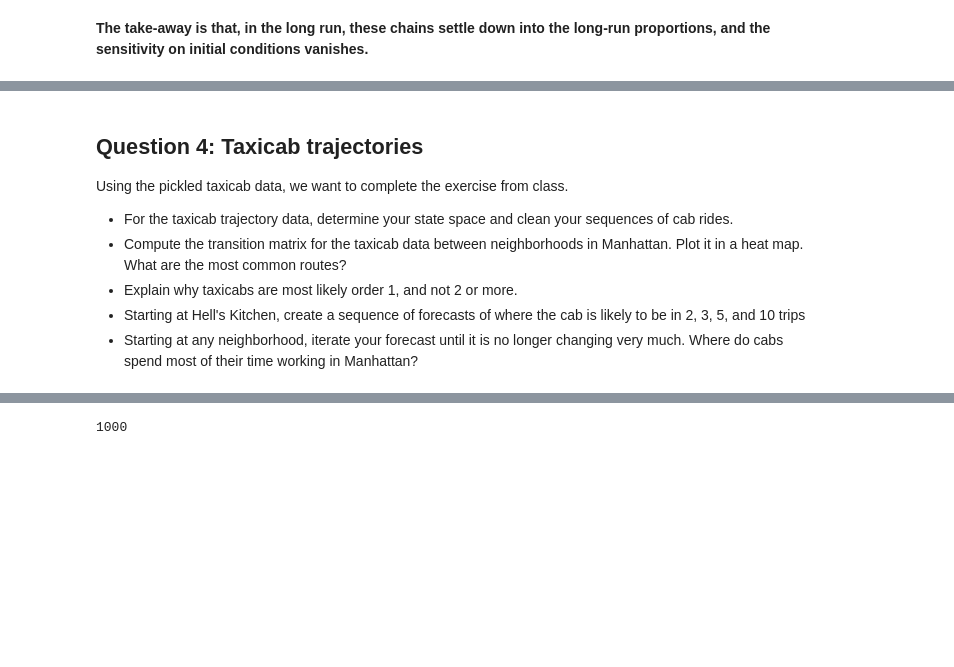
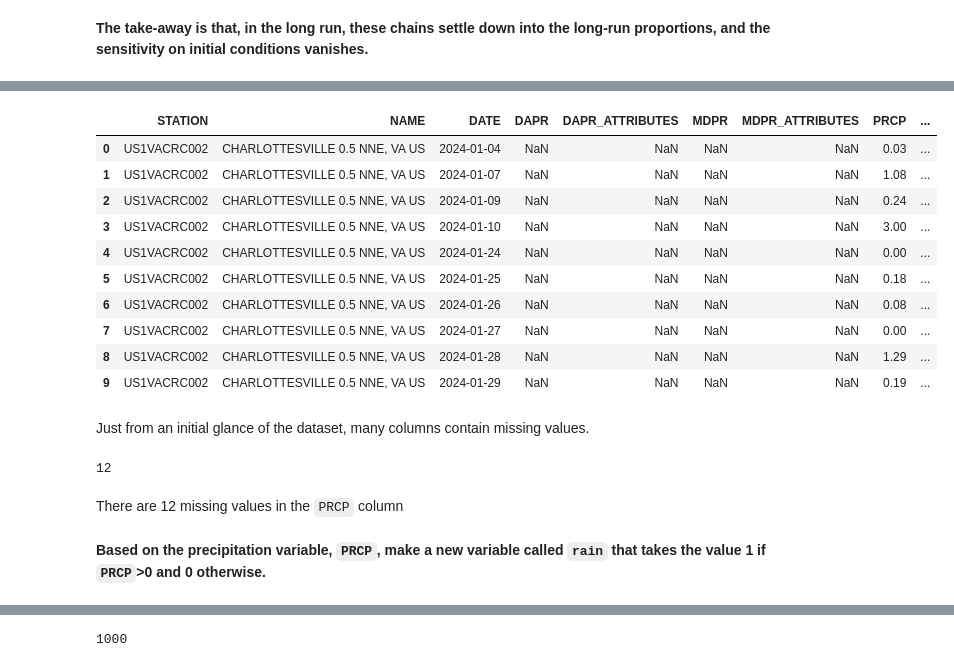
Before and after one commit to chloeob74/UU_Assignments, a Jupyter notebook: assignment_5.ipynb, the cells around one changed output, grey strips where cells are left out. Cells and saved outputs as stored; diff of their text form; code cells hidden in the pictures; blank space fills up the shorter version.

```diff
--- a/assignment_5.ipynb
+++ b/assignment_5.ipynb
@@ -366,9 +356,0 @@ Congratulations, you now are a non-parametric meteorologist!
-# %% [markdown]
-## Question 4: Taxicab trajectories
-Using the pickled taxicab data, we want to complete the exercise from class.
-
-- For the taxicab trajectory data, determine your state space and clean your sequences of cab rides.
-- Compute the transition matrix for the taxicab data between neighborhoods in Manhattan. Plot it in a heat map. What are the most common routes?
-- Explain why taxicabs are most likely order 1, and not 2 or more.
-- Starting at Hell's Kitchen, create a sequence of forecasts of where the cab is likely to be in 2, 3, 5, and 10 trips
-- Starting at any neighborhood, iterate your forecast until it is no longer changing very much. Where do cabs spend most of their time working in Manhattan?
@@ -374,0 +359,22 @@ Using the pickled taxicab data, we want to complete the exercise from class.
+# %%
+weather.head(10)
+# %% [output]
+|  | STATION | NAME | DATE | DAPR | DAPR_ATTRIBUTES | MDPR | MDPR_ATTRIBUTES | PRCP | ... |
+| 0 | US1VACRC002 | CHARLOTTESVILLE 0.5 NNE, VA US | 2024-01-04 | NaN | NaN | NaN | NaN | 0.03 | ... |
+| 1 | US1VACRC002 | CHARLOTTESVILLE 0.5 NNE, VA US | 2024-01-07 | NaN | NaN | NaN | NaN | 1.08 | ... |
+| 2 | US1VACRC002 | CHARLOTTESVILLE 0.5 NNE, VA US | 2024-01-09 | NaN | NaN | NaN | NaN | 0.24 | ... |
+| 3 | US1VACRC002 | CHARLOTTESVILLE 0.5 NNE, VA US | 2024-01-10 | NaN | NaN | NaN | NaN | 3.00 | ... |
+| 4 | US1VACRC002 | CHARLOTTESVILLE 0.5 NNE, VA US | 2024-01-24 | NaN | NaN | NaN | NaN | 0.00 | ... |
+| 5 | US1VACRC002 | CHARLOTTESVILLE 0.5 NNE, VA US | 2024-01-25 | NaN | NaN | NaN | NaN | 0.18 | ... |
+| 6 | US1VACRC002 | CHARLOTTESVILLE 0.5 NNE, VA US | 2024-01-26 | NaN | NaN | NaN | NaN | 0.08 | ... |
+| 7 | US1VACRC002 | CHARLOTTESVILLE 0.5 NNE, VA US | 2024-01-27 | NaN | NaN | NaN | NaN | 0.00 | ... |
+| 8 | US1VACRC002 | CHARLOTTESVILLE 0.5 NNE, VA US | 2024-01-28 | NaN | NaN | NaN | NaN | 1.29 | ... |
+| 9 | US1VACRC002 | CHARLOTTESVILLE 0.5 NNE, VA US | 2024-01-29 | NaN | NaN | NaN | NaN | 0.19 | ... |
+# %% [markdown]
+Just from an initial glance of the dataset, many columns contain missing values.
+# %%
+print(weather['PRCP'].isna().sum())
+# %% [output]
+12
+# %% [markdown]
+There are 12 missing values in the `PRCP` column
@@ -374,0 +383,2 @@ Using the pickled taxicab data, we want to complete the exercise from class.
+# %% [markdown]
+**Based on the precipitation variable, `PRCP`, make a new variable called `rain` that takes the value 1 if `PRCP`>0 and 0 otherwise.**
```
Also changed, not shown: parts of 29 cells of this notebook.
